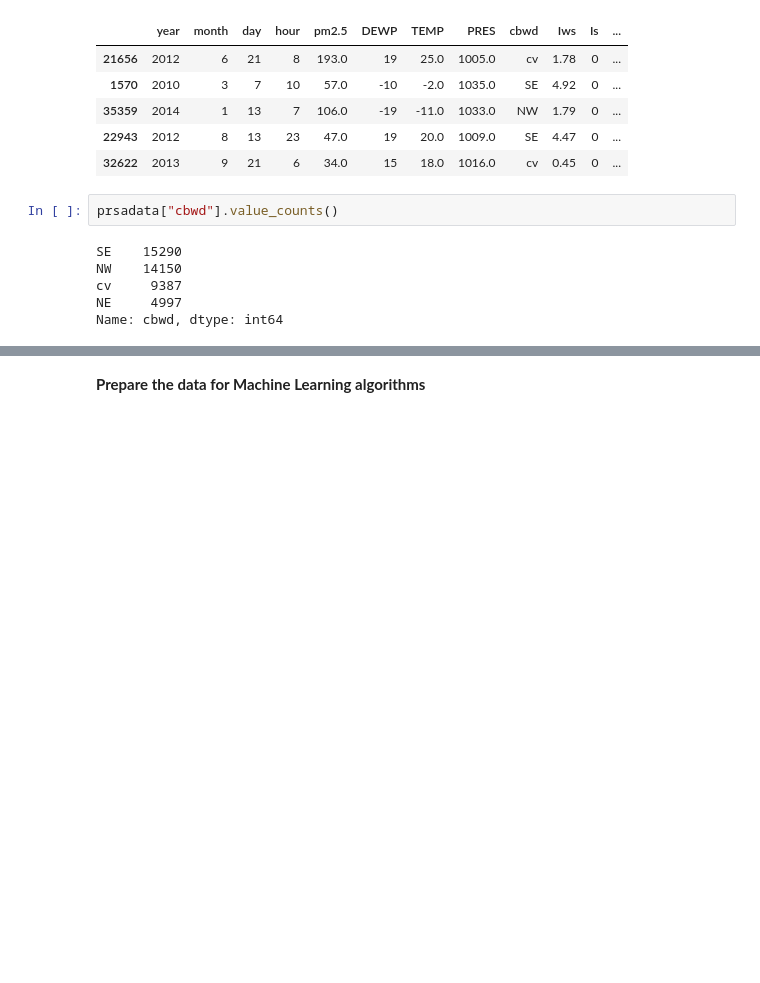
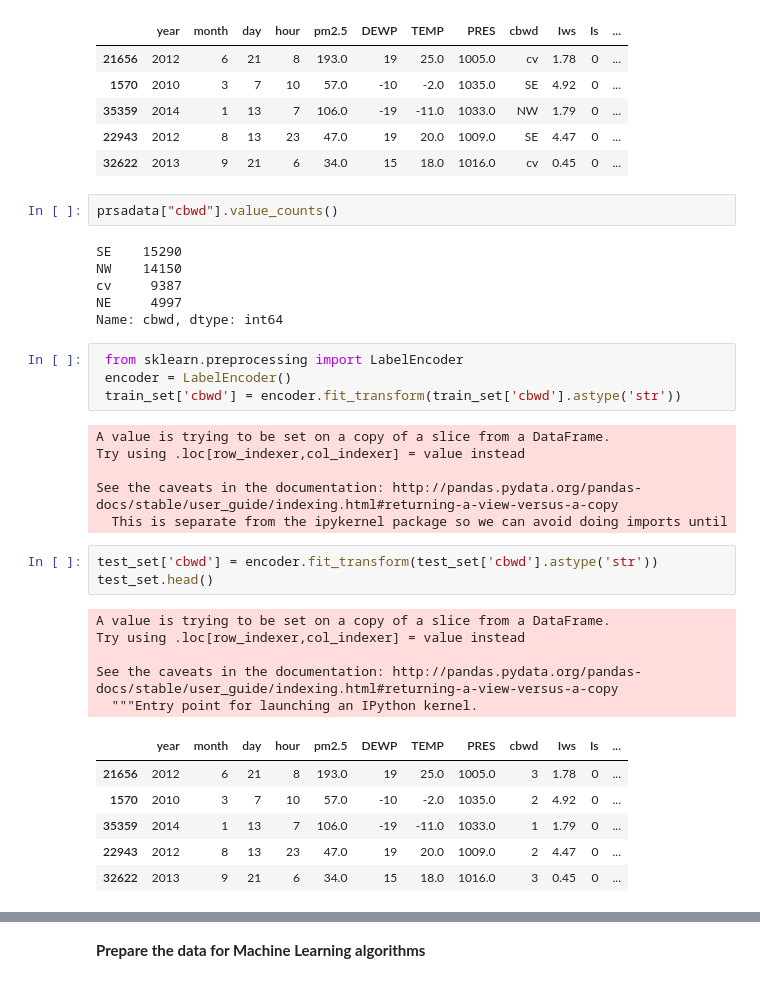
Before and after one commit to MeghaUkkali9/Advanced-Machine-Learing, a Jupyter notebook: Project4_MeghaUkkali.ipynb, the cells around one changed output, grey strips where cells are left out. Drawn from its saved outputs; the diff is of its cells as text; blank space fills up the shorter version.

```diff
--- a/Project4_MeghaUkkali.ipynb
+++ b/Project4_MeghaUkkali.ipynb
@@ -220,3 +230,28 @@ NW    14150
 cv     9387
 NE     4997
 Name: cbwd, dtype: int64
+# %%
+ from sklearn.preprocessing import LabelEncoder
+ encoder = LabelEncoder()
+ train_set['cbwd'] = encoder.fit_transform(train_set['cbwd'].astype('str'))
+# %% [output]
+A value is trying to be set on a copy of a slice from a DataFrame.
+Try using .loc[row_indexer,col_indexer] = value instead
+
+See the caveats in the documentation: http://pandas.pydata.org/pandas-docs/stable/user_guide/indexing.html#returning-a-view-versus-a-copy
+  This is separate from the ipykernel package so we can avoid doing imports until
+# %%
+test_set['cbwd'] = encoder.fit_transform(test_set['cbwd'].astype('str'))
+test_set.head()
+# %% [output]
+A value is trying to be set on a copy of a slice from a DataFrame.
+Try using .loc[row_indexer,col_indexer] = value instead
+
+See the caveats in the documentation: http://pandas.pydata.org/pandas-docs/stable/user_guide/indexing.html#returning-a-view-versus-a-copy
+  """Entry point for launching an IPython kernel.
+|  | year | month | day | hour | pm2.5 | DEWP | TEMP | PRES | cbwd | Iws | Is | ... |
+| 21656 | 2012 | 6 | 21 | 8 | 193.0 | 19 | 25.0 | 1005.0 | 3 | 1.78 | 0 | ... |
+| 1570 | 2010 | 3 | 7 | 10 | 57.0 | -10 | -2.0 | 1035.0 | 2 | 4.92 | 0 | ... |
+| 35359 | 2014 | 1 | 13 | 7 | 106.0 | -19 | -11.0 | 1033.0 | 1 | 1.79 | 0 | ... |
+| 22943 | 2012 | 8 | 13 | 23 | 47.0 | 19 | 20.0 | 1009.0 | 2 | 4.47 | 0 | ... |
+| 32622 | 2013 | 9 | 21 | 6 | 34.0 | 15 | 18.0 | 1016.0 | 3 | 0.45 | 0 | ... |
```
Also changed, not shown: parts of 49 cells of this notebook.
